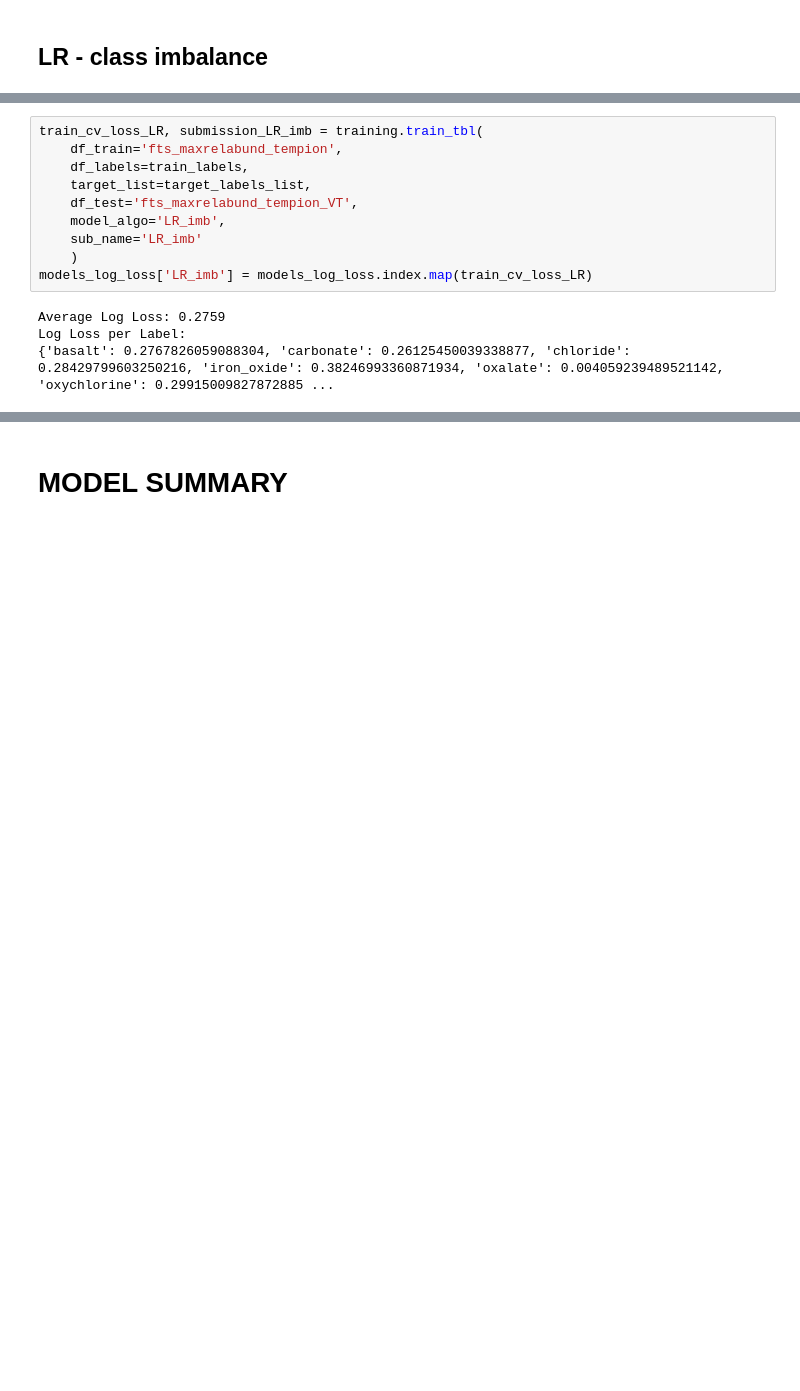
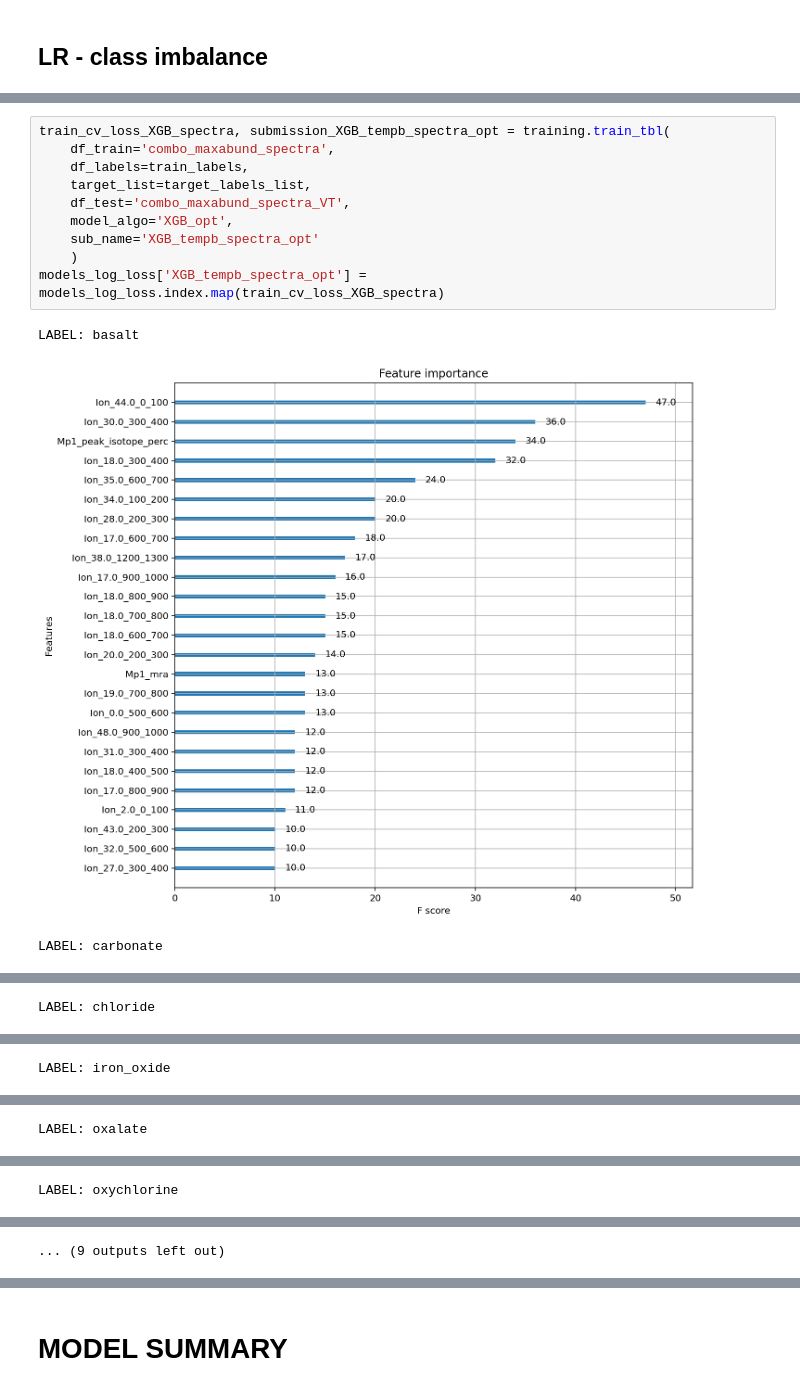
Before and after one commit to itacdonev/MarsSpectrometry, a Jupyter notebook: notebooks/training_tbl.ipynb, the cells around one changed output, grey strips where cells are left out. Saved outputs shown, nothing was run; the diff lists cells and outputs as text; blank space fills up the shorter version.

```diff
--- a/notebooks/training_tbl.ipynb
+++ b/notebooks/training_tbl.ipynb
@@ -562,14 +564,14 @@ Log Loss per Label:
 # %%
-train_cv_loss_LR, submission_LR_imb = training.train_tbl(
-    df_train='fts_maxrelabund_tempion',
+train_cv_loss_XGB_spectra, submission_XGB_tempb_spectra_opt = training.train_tbl(
+    df_train='combo_maxabund_spectra',
     df_labels=train_labels,
     target_list=target_labels_list,
-    df_test='fts_maxrelabund_tempion_VT',
-    model_algo='LR_imb',
-    sub_name='LR_imb'
+    df_test='combo_maxabund_spectra_VT',
+    model_algo='XGB_opt',
+    sub_name='XGB_tempb_spectra_opt'
     )
-models_log_loss['LR_imb'] = models_log_loss.index.map(train_cv_loss_LR)
+models_log_loss['XGB_tempb_spectra_opt'] = models_log_loss.index.map(train_cv_loss_XGB_spectra)
 # %% [output]
-Average Log Loss: 0.2759
-Log Loss per Label:
-{'basalt': 0.2767826059088304, 'carbonate': 0.26125450039338877, 'chloride': 0.28429799603250216, 'iron_oxide': 0.38246993360871934, 'oxalate': 0.004059239489521142, 'oxychlorine': 0.29915009827872885 ...
+LABEL: basalt
+[figure, added]
+LABEL: carbonate
@@ -575,0 +579 @@ Log Loss per Label:
+LABEL: chloride
@@ -575,0 +581 @@ Log Loss per Label:
+LABEL: iron_oxide
@@ -575,0 +583 @@ Log Loss per Label:
+LABEL: oxalate
@@ -575,0 +585 @@ Log Loss per Label:
+LABEL: oxychlorine
@@ -576 +587,2 @@ Log Loss per Label:
+... (9 outputs left out)
 # %%
```
Also changed, not shown: parts of 4 cells of this notebook, 4 other files.
